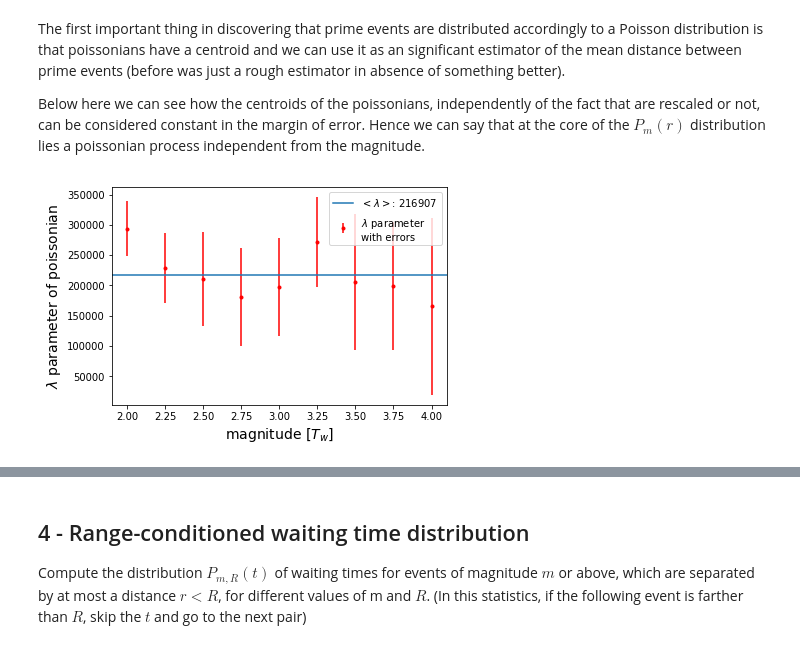
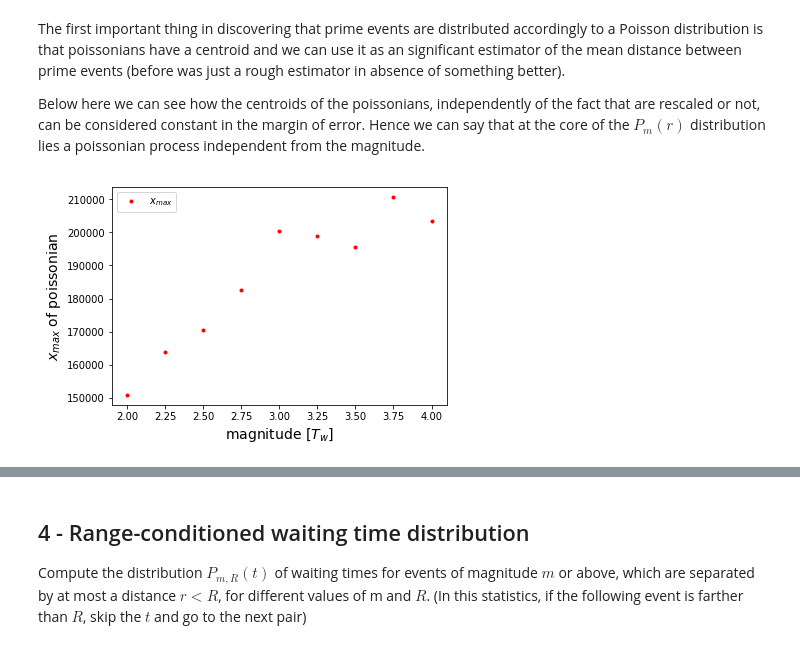
Before and after one commit to mango915/Earthquakes, a Jupyter notebook: nico.ipynb, the cells around one changed output, grey strips where cells are left out. Cells and saved outputs as stored; diff of their text form; code cells hidden in the pictures.

Commit message:
poissoniana circa fatta

```diff
--- a/nico.ipynb
+++ b/nico.ipynb
@@ -991,15 +987,15 @@ pr_ms = np.linspace(2,4,9)
 
 pr_As_r = np.zeros(len(pr_ms))
 pr_ls_r = np.zeros(len(pr_ms))
-pr_ls_err = np.zeros(len(pr_ms))
+pr_x_peak = np.zeros(len(pr_ms))
 pr_r_max = np.zeros(len(pr_ms))
 pr_r_mean = np.zeros(len(pr_ms))
 pr_r_std = np.zeros(len(pr_ms))
 
 for i in range(len(pr_ms)):
     m = pr_ms[i]
-    #pr_As_r[i], pr_ls_r[i], pr_ls_err[i], pr_r_max[i], pr_r_mean[i], pr_r_std[i] = plot_Pm_r_poisson(m, prime_df)
-    plot_Pm_r_poisson(m, prime_df)
+    pr_As_r[i], pr_ls_r[i], pr_x_peak[i], pr_r_max[i], pr_r_mean[i], pr_r_std[i] = plot_Pm_r_poisson(m, prime_df)
+    #plot_Pm_r_poisson(m, prime_df)
 # %% [output]
 Distance distribution for m =  2.0
 
@@ -1061,13 +1093,13 @@ The first important thing in discovering that prime events are distributed accor
 
 Below here we can see how the centroids of the poissonians, independently of the fact that are rescaled or not, can be considered constant in the margin of error. Hence we can say that at the core of the $P_m(r)$ distribution lies a poissonian process independent from the magnitude.
 # %%
-rescaled_lambdas = np.multiply(pr_ls_r,pr_r_max)
-rescaled_errors = np.multiply(pr_ls_err,pr_r_max)
-plt.errorbar(pr_ms, rescaled_lambdas, yerr = rescaled_errors, fmt = 'r.', label = '$\lambda$ parameter\nwith errors')
-plt.axhline(rescaled_lambdas.mean(), label = '$<\lambda>$: %.0f'%rescaled_lambdas.mean())
+rescaled_peaks = np.multiply(pr_x_peak, pr_r_max)
+#rescaled_errors = np.multiply(pr_ls_err,pr_r_max)
+plt.plot(pr_ms, rescaled_peaks, 'r.', label = '$x_{max}$')
+#plt.axhline(rescaled_lambdas.mean(), label = '$<\lambda>$: %.0f'%rescaled_lambdas.mean())
 plt.xlabel('magnitude [$T_w$]', fontsize = 14)
-plt.ylabel('$\lambda$ parameter of poissonian', fontsize = 14)
+plt.ylabel('$x_{max}$ of poissonian', fontsize = 14)
 plt.legend()
 plt.show()
 # %% [output]
-[figure, old version]
+[figure, new version]
```
Also changed, not shown: parts of 9 cells of this notebook.
